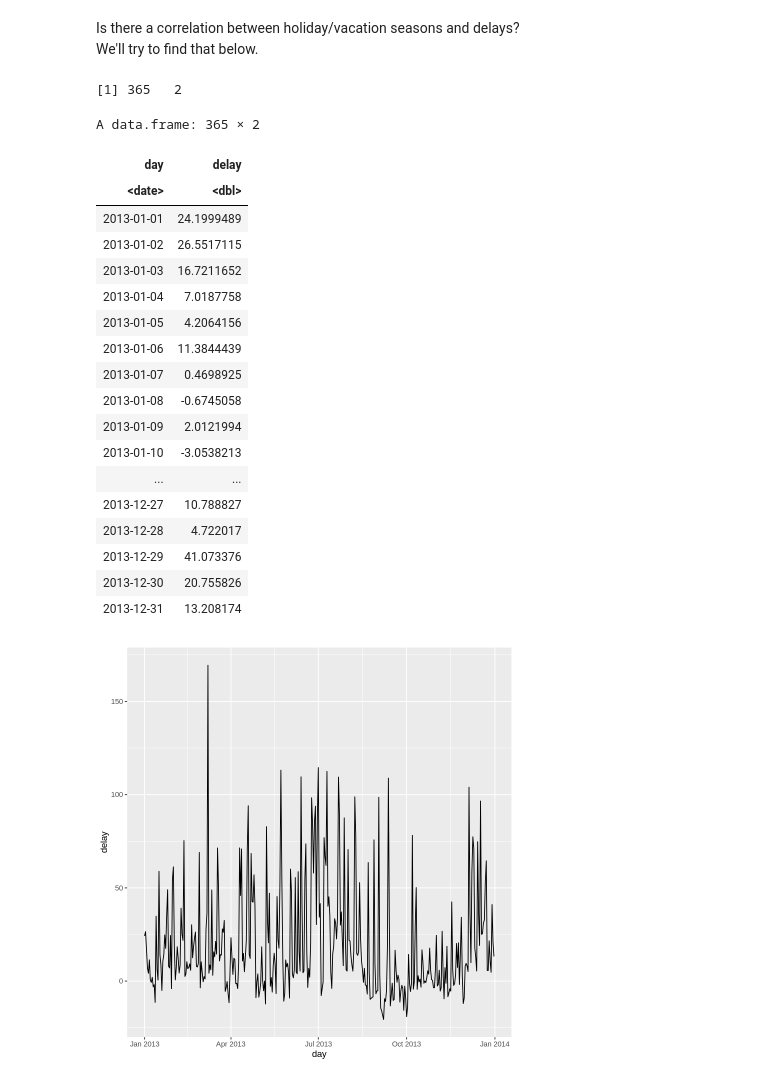
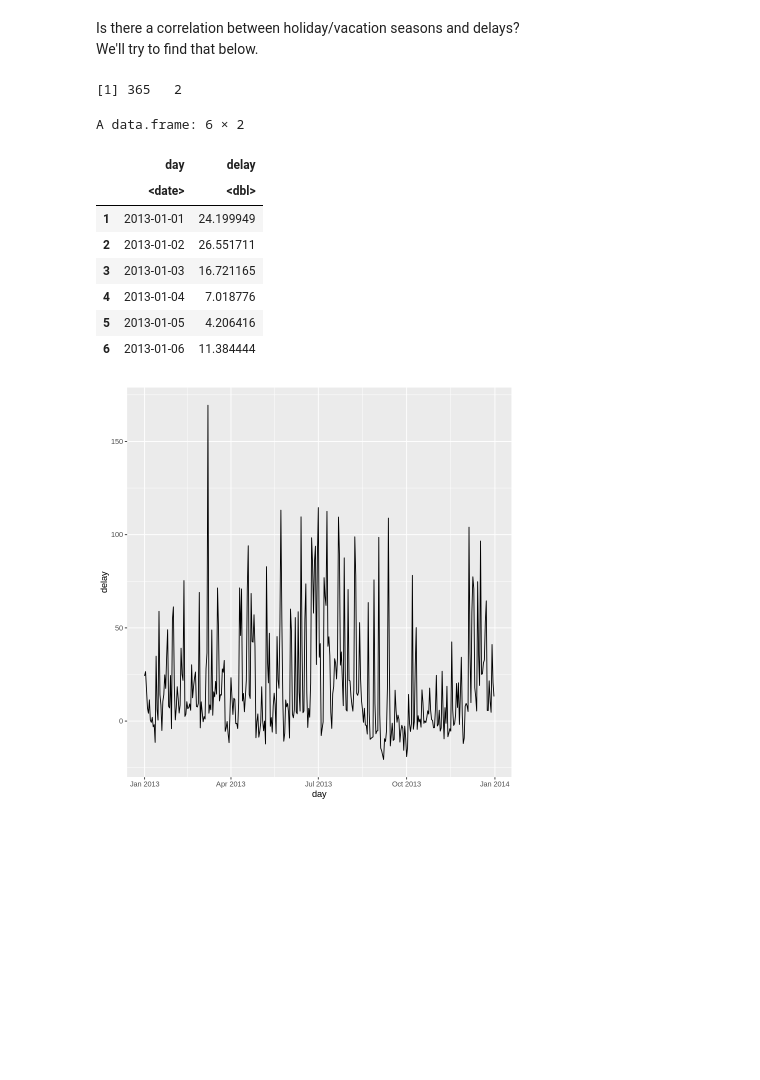
Before and after one commit to NanoPyro/prec_class, a Jupyter notebook: HW1.ipynb, the cells around one changed output. Drawn from its saved outputs; the diff is of its cells as text; code cells hidden in the pictures; blank space fills up the shorter version.

```diff
--- a/HW1.ipynb
+++ b/HW1.ipynb
@@ -178,29 +178,19 @@ for (i in 1:12)
   }
 }
 # %%
-dim(df) # 365 x 2
-df
+print(dim(df)) # 365 x 2
+head(df)
 # %% [output]
 [1] 365   2
-A data.frame: 365 × 2
+A data.frame: 6 × 2
-| day | delay |
-| <date> | <dbl> |
-| 2013-01-01 | 24.1999489 |
-| 2013-01-02 | 26.5517115 |
-| 2013-01-03 | 16.7211652 |
-| 2013-01-04 | 7.0187758 |
-| 2013-01-05 | 4.2064156 |
-| 2013-01-06 | 11.3844439 |
-| 2013-01-07 | 0.4698925 |
-| 2013-01-08 | -0.6745058 |
-| 2013-01-09 | 2.0121994 |
-| 2013-01-10 | -3.0538213 |
-| ... | ... |
-| 2013-12-27 | 10.788827 |
-| 2013-12-28 | 4.722017 |
-| 2013-12-29 | 41.073376 |
-| 2013-12-30 | 20.755826 |
-| 2013-12-31 | 13.208174 |
+|  | day | delay |
+|  | <date> | <dbl> |
+| 1 | 2013-01-01 | 24.199949 |
+| 2 | 2013-01-02 | 26.551711 |
+| 3 | 2013-01-03 | 16.721165 |
+| 4 | 2013-01-04 | 7.018776 |
+| 5 | 2013-01-05 | 4.206416 |
+| 6 | 2013-01-06 | 11.384444 |
 # %%
 ggplot(df, aes(x=day, y=delay)) + geom_line()
 # %% [output]
```
